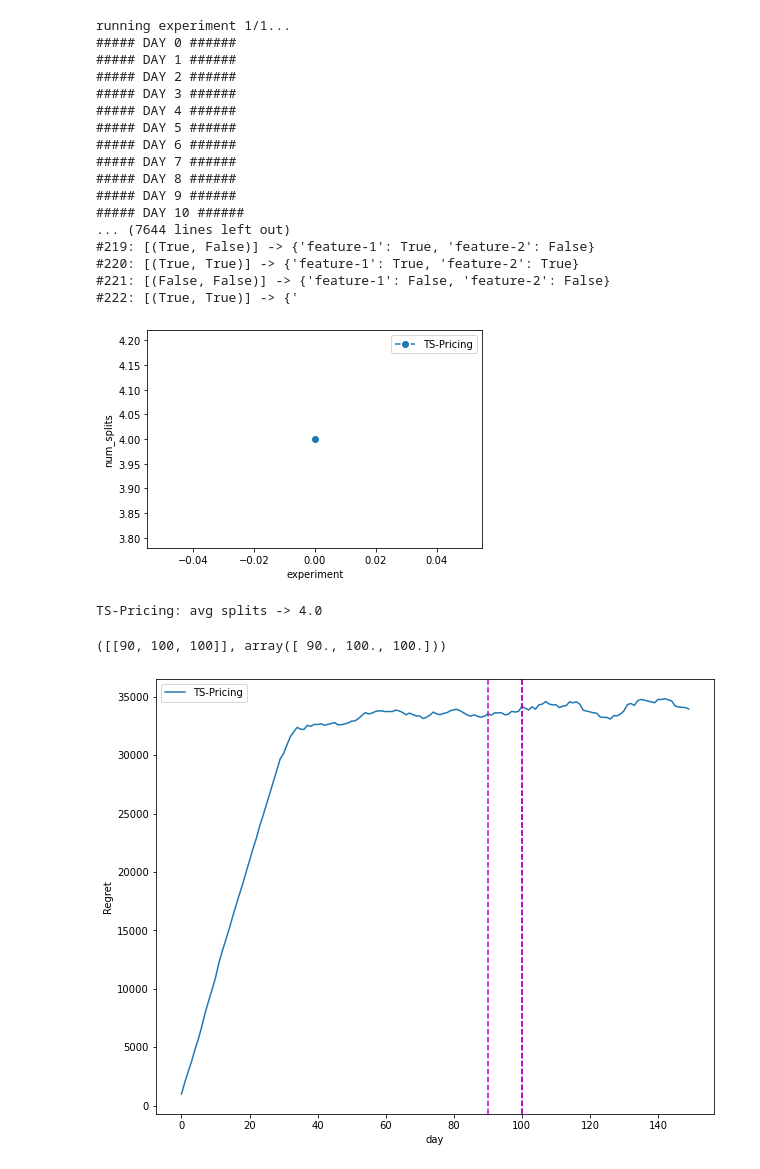
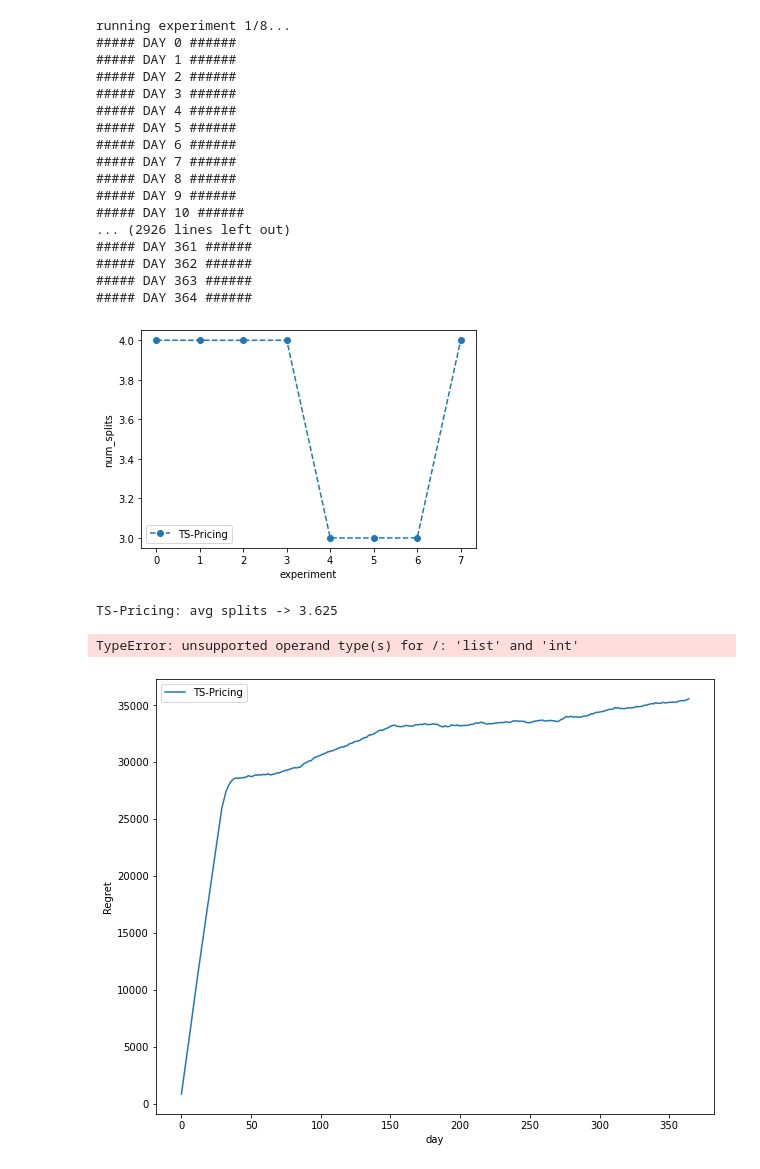
Before and after one commit to fcolombo7/DataIntelligenceApplications, a Jupyter notebook: step4_simultation-v2.ipynb, the cells around one changed output. Saved outputs shown, nothing was run; the diff lists cells and outputs as text; code cells hidden in the pictures.

Commit message:
context generator update

```diff
--- a/step4_simultation-v2.ipynb
+++ b/step4_simultation-v2.ipynb
@@ -14,12 +14,12 @@ src = 'src/basic005.json'
 # %%
 dg = StandardDataGenerator(filename=src)
 # %%
-selected_bid = 3
-T = 150
-n_experiments = 1
+selected_bid = 4
+T = 365
+n_experiments = 8
 learners_to_test = [ThompsonSampling]
-cg_start_from = 50
-cg_confidence = 0.01
+cg_start_from = 150
+cg_confidence = 0.2
 cg_frequency = 10
 
 features = dg.get_features()
@@ -62,14 +62,12 @@ for e in range(n_experiments):
         )
     for t in range(T):
         for context_learner, env, context_generator in test_instances:
-            print(f'##### DAY {t} ######')
+            #print(f'##### DAY {t} ######')
             context_learner.next_day()
-            past_arms = None
-            past_features = None
-            month_purchases = env.get_next_purchases_at_day(t, keep=False)
+            past_arms = env.get_selected_arms_at_day(t - 30, keep=False, filter_purchases=True)
+            past_features = env.get_collected_user_features_at_day(t - 30, keep=False, filter_purchases=True)
+            month_purchases = env.get_next_purchases_at_day(t, keep=True, filter_purchases=True)
             if month_purchases is not None:
-                past_arms = env.get_selected_arms_at_day(t - 30, keep=False)
-                past_features = env.get_collected_user_features_at_day(t - 30, keep=False)
                 context_learner.update_next_purchases(past_arms, month_purchases, past_features)
 
             pulled_arms = context_learner.pull_arms()
@@ -78,9 +76,12 @@ for e in range(n_experiments):
             daily_pulled_arms = env.get_selected_arms_at_day(t)
 
             context_learner.update(daily_rewards, daily_pulled_arms, daily_users_features)
-            context_generator.collect_daily_data(daily_pulled_arms, daily_rewards, daily_users_features,
-                                                         next_purchases=month_purchases, past_pulled_arms=past_arms,
-                                                         past_features=past_features)
+            context_generator.collect_daily_data(daily_pulled_arms,
+                                                 daily_rewards,
+                                                 daily_users_features,
+                                                 next_purchases=month_purchases,
+                                                 past_pulled_arms=past_arms,
+                                                 past_features=past_features)
     for learner, _, _ in test_instances:
         learner.next_day()
         rewards_per_experiment[learner.base_learner_class.LEARNER_NAME].append(learner.get_daily_rewards())
@@ -89,7 +90,7 @@ for e in range(n_experiments):
 
     # end -> save rhe results.
 # %% [output]
-running experiment 1/1...
+running experiment 1/8...
 ##### DAY 0 ######
 ##### DAY 1 ######
 ##### DAY 2 ######
@@ -101,11 +102,11 @@ running experiment 1/1...
 ##### DAY 8 ######
 ##### DAY 9 ######
 ##### DAY 10 ######
-... (7644 lines left out)
-#219: [(True, False)] -> {'feature-1': True, 'feature-2': False}
-#220: [(True, True)] -> {'feature-1': True, 'feature-2': True}
-#221: [(False, False)] -> {'feature-1': False, 'feature-2': False}
-#222: [(True, True)] -> {'
+... (2926 lines left out)
+##### DAY 361 ######
+##### DAY 362 ######
+##### DAY 363 ######
+##### DAY 364 ######
 # %%
 margins = dg.get_margins()
 classes = dg.get_classes()
@@ -142,36 +142,36 @@ for val in context_split_per_experiment.values():
 plt.legend(context_split_per_experiment.keys())
 plt.show()
 # %% [output]
-[figure, old version]
+[figure, new version]
 # %%
 for key in context_split_per_experiment:
     print(f'{key}: avg splits -> {np.mean(context_split_per_experiment[key])}')
 # %% [output]
-TS-Pricing: avg splits -> 4.0
+TS-Pricing: avg splits -> 3.625
 # %%
 val = days_of_split[ThompsonSampling.LEARNER_NAME]
 avg_days = np.mean(val, axis=0)
 val, avg_days
 # %% [output]
-([[90, 100, 100]], array([ 90., 100., 100.]))
+TypeError: unsupported operand type(s) for /: 'list' and 'int'
 # %%
 # Plotting the results
 plt.figure(figsize=(10,8))
 plt.ylabel("Regret")
 plt.xlabel("day")
 for val in rewards_per_experiment.values():
     plt.plot(np.cumsum(np.mean(disaggr_opt - val, axis=0)))
 
 #plt.axvline(x=cg_start_from, color='r', linestyle='--')
-for val in days_of_split.values():
-    avg_days = np.mean(val, axis=0)
-    for day in avg_days:
-        plt.axvline(x=day, color='m', linestyle='--')
+#for val in days_of_split.values():
+#    avg_days = np.mean(val, axis=0)
+#    for day in avg_days:
+#        plt.axvline(x=day, color='m', linestyle='--')
 
 plt.legend(rewards_per_experiment.keys())
 plt.show()
 # %% [output]
-[figure, old version]
+[figure, new version]
 # %%
 plt.figure(figsize=(10,8))
 plt.xlabel("day")
```
Also changed, not shown: parts of 2 cells of this notebook, 12 other files.
